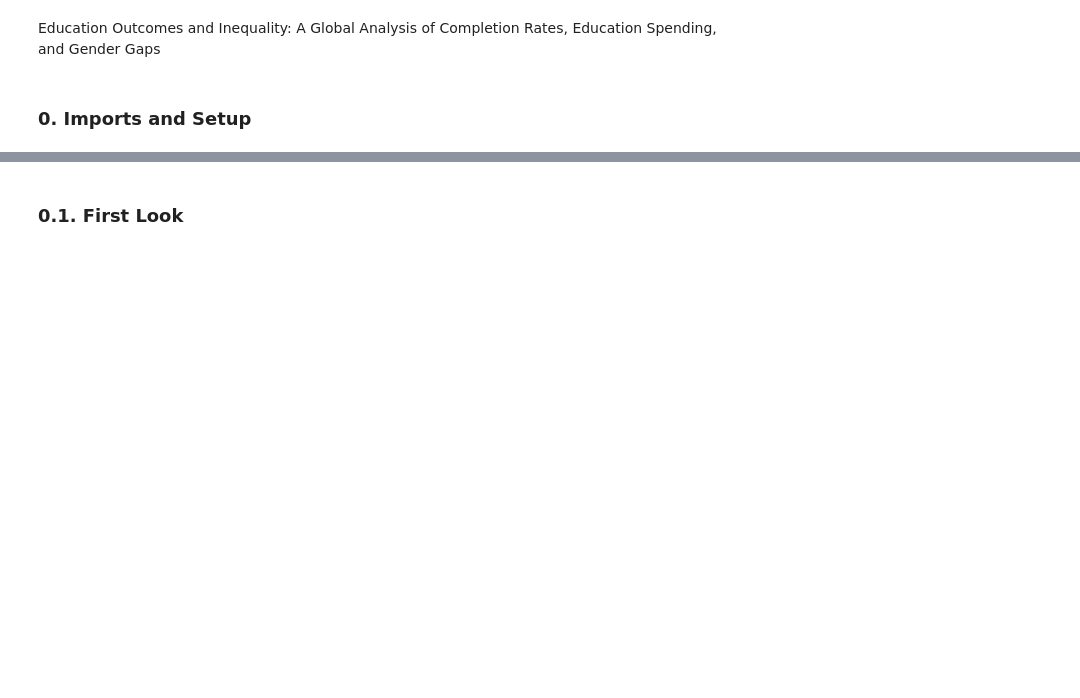
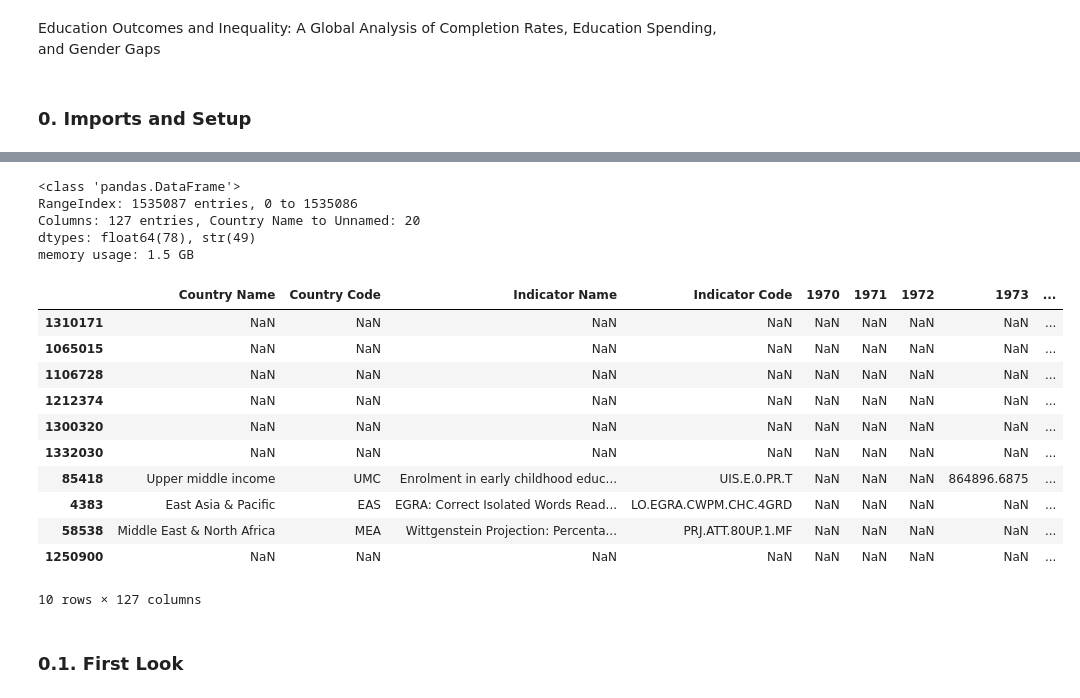
Before and after one commit to aKravtschenko/edstats-ml-analysis, a Jupyter notebook: global_education_economic_analysis.ipynb, the cells around one changed output, grey strips where cells are left out. Drawn from its saved outputs; the diff is of its cells as text; code cells hidden in the pictures; blank space fills up the shorter version.

```diff
--- a/global_education_economic_analysis.ipynb
+++ b/global_education_economic_analysis.ipynb
@@ -49,0 +304,2 @@ df_series = pd.read_csv("./data/EdStatsSeries.csv")
+# %%
+df_combined_test = pd.concat([df_data, df_country_series, df_country, df_footnote, df_series], sort=False).reset_index(drop=True)
@@ -50,3 +320,26 @@ df_series = pd.read_csv("./data/EdStatsSeries.csv")
+# %%
+df_combined_test.info()
+# %% [output]
+<class 'pandas.DataFrame'>
+RangeIndex: 1535087 entries, 0 to 1535086
+Columns: 127 entries, Country Name to Unnamed: 20
+dtypes: float64(78), str(49)
+memory usage: 1.5 GB
+# %%
+df_combined_test.sample(10)
+# %% [output]
+|  | Country Name | Country Code | Indicator Name | Indicator Code | 1970 | 1971 | 1972 | 1973 | ... |
+| 1310171 | NaN | NaN | NaN | NaN | NaN | NaN | NaN | NaN | ... |
+| 1065015 | NaN | NaN | NaN | NaN | NaN | NaN | NaN | NaN | ... |
+| 1106728 | NaN | NaN | NaN | NaN | NaN | NaN | NaN | NaN | ... |
+| 1212374 | NaN | NaN | NaN | NaN | NaN | NaN | NaN | NaN | ... |
+| 1300320 | NaN | NaN | NaN | NaN | NaN | NaN | NaN | NaN | ... |
+| 1332030 | NaN | NaN | NaN | NaN | NaN | NaN | NaN | NaN | ... |
+| 85418 | Upper middle income | UMC | Enrolment in early childhood educ... | UIS.E.0.PR.T | NaN | NaN | NaN | 864896.6875 | ... |
+| 4383 | East Asia & Pacific | EAS | EGRA: Correct Isolated Words Read... | LO.EGRA.CWPM.CHC.4GRD | NaN | NaN | NaN | NaN | ... |
+| 58538 | Middle East & North Africa | MEA | Wittgenstein Projection: Percenta... | PRJ.ATT.80UP.1.MF | NaN | NaN | NaN | NaN | ... |
+| 1250900 | NaN | NaN | NaN | NaN | NaN | NaN | NaN | NaN | ... |
+10 rows × 127 columns
 # %% [markdown]
 ### 0.1. First Look
 # %%
```
Also changed, not shown: parts of 7 cells of this notebook.
